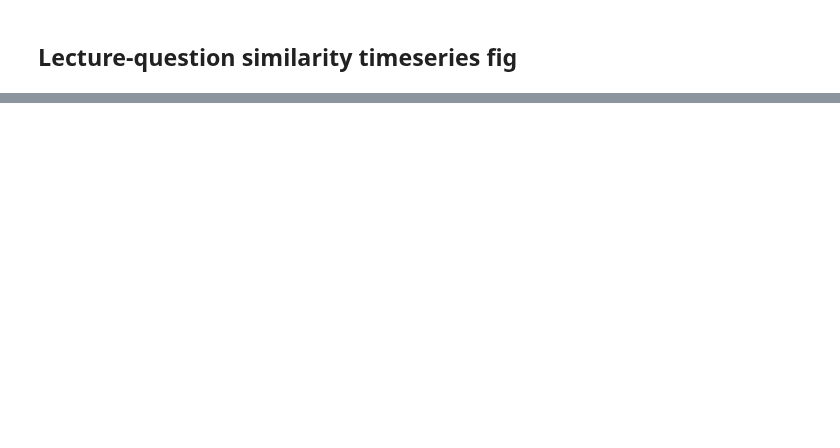
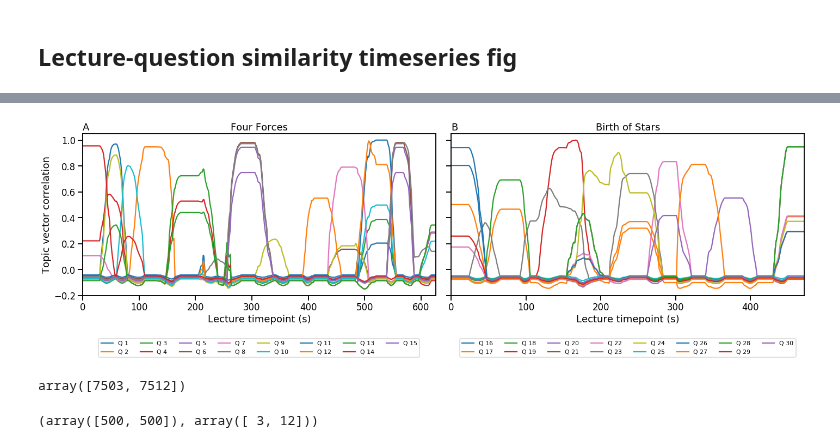
Before and after one commit to ContextLab/efficient-learning-khan, a Jupyter notebook: code/notebooks/lecture-question-timeseries-figs.ipynb, the cells around one changed output, grey strips where cells are left out. Drawn from its saved outputs; the diff is of its cells as text; code cells hidden in the pictures; blank space fills up the shorter version.

```diff
--- a/code/notebooks/lecture-question-timeseries-figs.ipynb
+++ b/code/notebooks/lecture-question-timeseries-figs.ipynb
@@ -168,0 +171,43 @@ axarr.shape
+# %%
+fig, axarr = plt.subplots(1, 2, sharey=True)
+fig.set_size_inches(20, 7)
+fax, bax = axarr
+
+# Four Forces
+fax.plot(forces_qcorrs)
+fax.set_xlim(0, forces_lecture.shape[0])
+fax.set_ylim(-.2, 1.05)
+fax.set_xlabel('Lecture timepoint (s)')
+fax.set_ylabel('Topic vector correlation')
+fax.set_title('Four Forces')
+fax.legend(labels=[f'Q {i}' for i in range(1, 16)], fontsize=11, loc=8,
+           ncol=8, bbox_to_anchor=(.5, -.4))
+fax.grid(False)
+fax.text(0, 1.02, 'A', horizontalalignment='left', transform=fax.transAxes)
+
+# Birth of Stars
+bax.plot(bos_qcorrs)
+bax.set_xlim(0, bos_lecture.shape[0])
+bax.set_ylim(-.2, 1.05)
+bax.set_xlabel('Lecture timepoint (s)')
+bax.set_title('Birth of Stars')
+bax.legend(labels=[f'Q {i}' for i in range(16, 31)], fontsize=11, loc=8,
+           ncol=8, bbox_to_anchor=(.5, -.4))
+bax.grid(False)
+bax.text(0, 1.02, 'B', horizontalalignment='left', transform=bax.transAxes)
+
+plt.subplots_adjust(wspace=-1)
+plt.tight_layout()
+# plt.savefig(opj(fig_dir, 'lecture-question-similarity.pdf'))
+plt.show()
+# %% [output]
+[figure, added]
+# %%
+forces_top_tpts = np.unravel_index(np.argsort(forces_qcorrs, axis=None)[:2],
+                                   forces_qcorrs.shape)
+# %% [output]
+array([7503, 7512])
+# %%
+np.unravel_index(np.argsort(forces_qcorrs, axis=None)[:2], forces_qcorrs.shape)
+# %% [output]
+(array([500, 500]), array([ 3, 12]))
```
Also changed, not shown: parts of 4 cells of this notebook, 2 other files.
